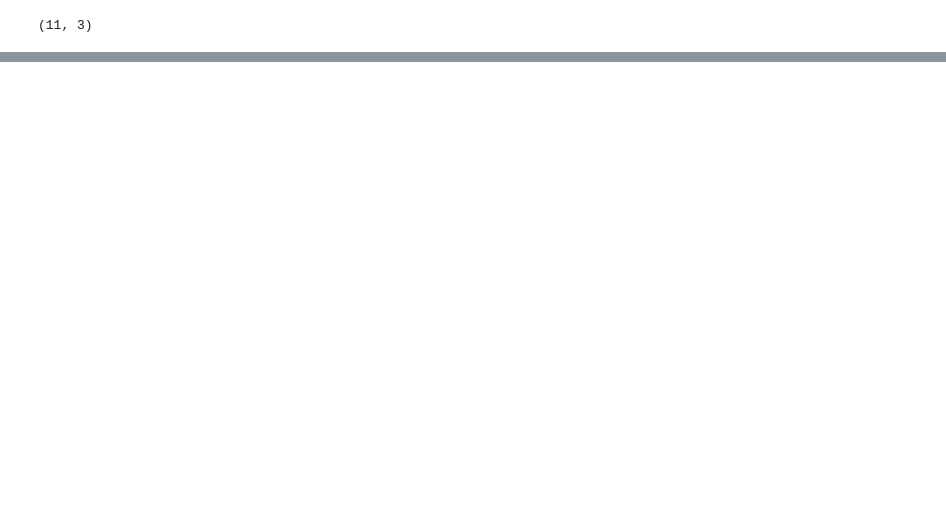
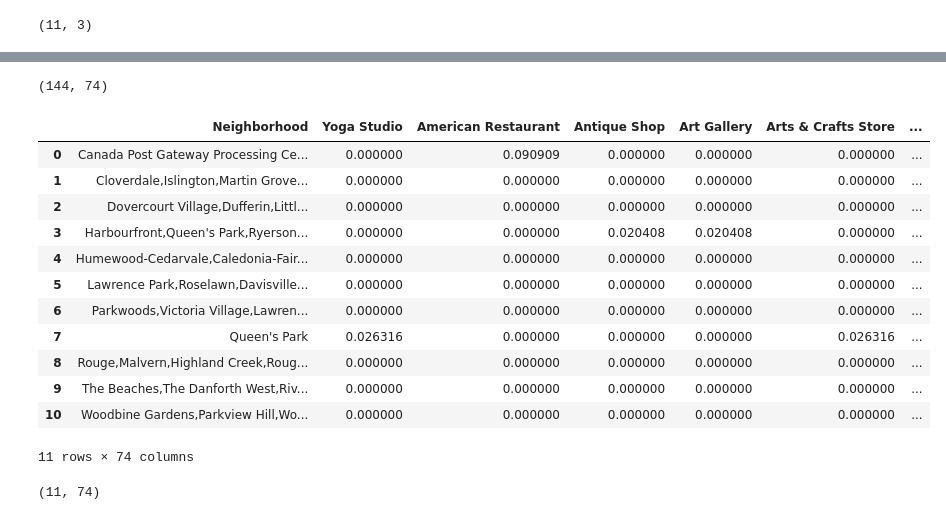
Before and after one commit to Gomezhuang/coursera_capstone, a Jupyter notebook: week 3.ipynb, the cells around one changed output, grey strips where cells are left out. Cells and saved outputs as stored; diff of their text form; code cells hidden in the pictures; blank space fills up the shorter version.

Commit message:
Published from Watson Studio.

```diff
--- a/week 3.ipynb
+++ b/week 3.ipynb
@@ -210,0 +396,5 @@ df1.shape
+# %%
+import requests
+
+results = requests.get(url).json()
+results
@@ -210,0 +430,18 @@ df1.shape
+# %%
+from pandas.io.json import json_normalize
+
+venues = results['response']['groups'][0]['items']
+
+nearby_venues = json_normalize(venues) # flatten JSON
+
+# filter columns
+filtered_columns = ['venue.name', 'venue.categories', 'venue.location.lat', 'venue.location.lng']
+nearby_venues =nearby_venues.loc[:, filtered_columns]
+
+# filter the category for each row
+nearby_venues['venue.categories'] = nearby_venues.apply(get_category_type, axis=1)
+
+# clean columns
+nearby_venues.columns = [col.split(".")[-1] for col in nearby_venues.columns]
+
+nearby_venues.head()
@@ -210,0 +499,5 @@ df1.shape
+# %%
+tor_venues = getNearbyVenues(names=df1['Neighborhood'],
+                                   latitudes=df1['Latitude'],
+                                   longitudes=df1['Longitude']
+                                  )
@@ -210,0 +549,12 @@ df1.shape
+# %%
+# one hot encoding
+tor_onehot = pd.get_dummies(tor_venues[['Venue Category']], prefix="", prefix_sep="")
+
+# add neighborhood column back to dataframe
+tor_onehot['Neighborhood'] = tor_venues['Neighborhood']
+
+# move neighborhood column to the first column
+fixed_columns = [tor_onehot.columns[-1]] + list(tor_onehot.columns[:-1])
+tor_onehot = tor_onehot[fixed_columns]
+
+tor_onehot.head()
@@ -210,0 +569,25 @@ df1.shape
+# %%
+tor_onehot.shape
+# %% [output]
+(144, 74)
+# %%
+tor_grouped = tor_onehot.groupby('Neighborhood').mean().reset_index()
+tor_grouped
+# %% [output]
+|  | Neighborhood | Yoga Studio | American Restaurant | Antique Shop | Art Gallery | Arts & Crafts Store | ... |
+| 0 | Canada Post Gateway Processing Ce... | 0.000000 | 0.090909 | 0.000000 | 0.000000 | 0.000000 | ... |
+| 1 | Cloverdale,Islington,Martin Grove... | 0.000000 | 0.000000 | 0.000000 | 0.000000 | 0.000000 | ... |
+| 2 | Dovercourt Village,Dufferin,Littl... | 0.000000 | 0.000000 | 0.000000 | 0.000000 | 0.000000 | ... |
+| 3 | Harbourfront,Queen's Park,Ryerson... | 0.000000 | 0.000000 | 0.020408 | 0.020408 | 0.000000 | ... |
+| 4 | Humewood-Cedarvale,Caledonia-Fair... | 0.000000 | 0.000000 | 0.000000 | 0.000000 | 0.000000 | ... |
+| 5 | Lawrence Park,Roselawn,Davisville... | 0.000000 | 0.000000 | 0.000000 | 0.000000 | 0.000000 | ... |
+| 6 | Parkwoods,Victoria Village,Lawren... | 0.000000 | 0.000000 | 0.000000 | 0.000000 | 0.000000 | ... |
+| 7 | Queen's Park | 0.026316 | 0.000000 | 0.000000 | 0.000000 | 0.026316 | ... |
+| 8 | Rouge,Malvern,Highland Creek,Roug... | 0.000000 | 0.000000 | 0.000000 | 0.000000 | 0.000000 | ... |
+| 9 | The Beaches,The Danforth West,Riv... | 0.000000 | 0.000000 | 0.000000 | 0.000000 | 0.000000 | ... |
+| 10 | Woodbine Gardens,Parkview Hill,Wo... | 0.000000 | 0.000000 | 0.000000 | 0.000000 | 0.000000 | ... |
+11 rows × 74 columns
+# %%
+tor_grouped.shape
+# %% [output]
+(11, 74)
```
Also changed, not shown: parts of 41 cells of this notebook.
